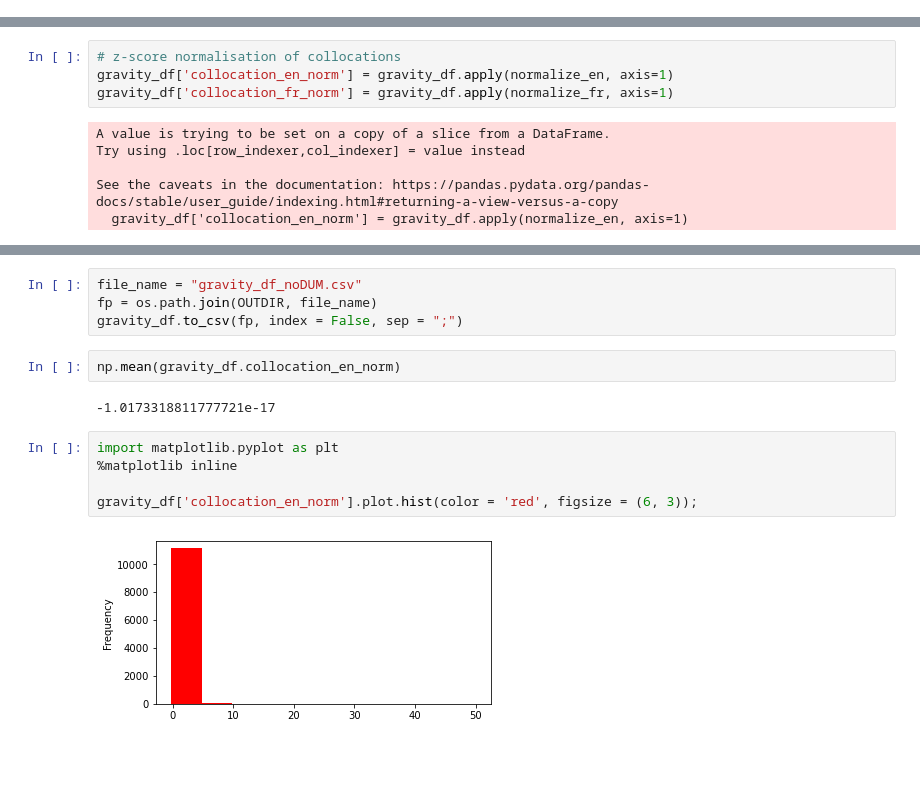
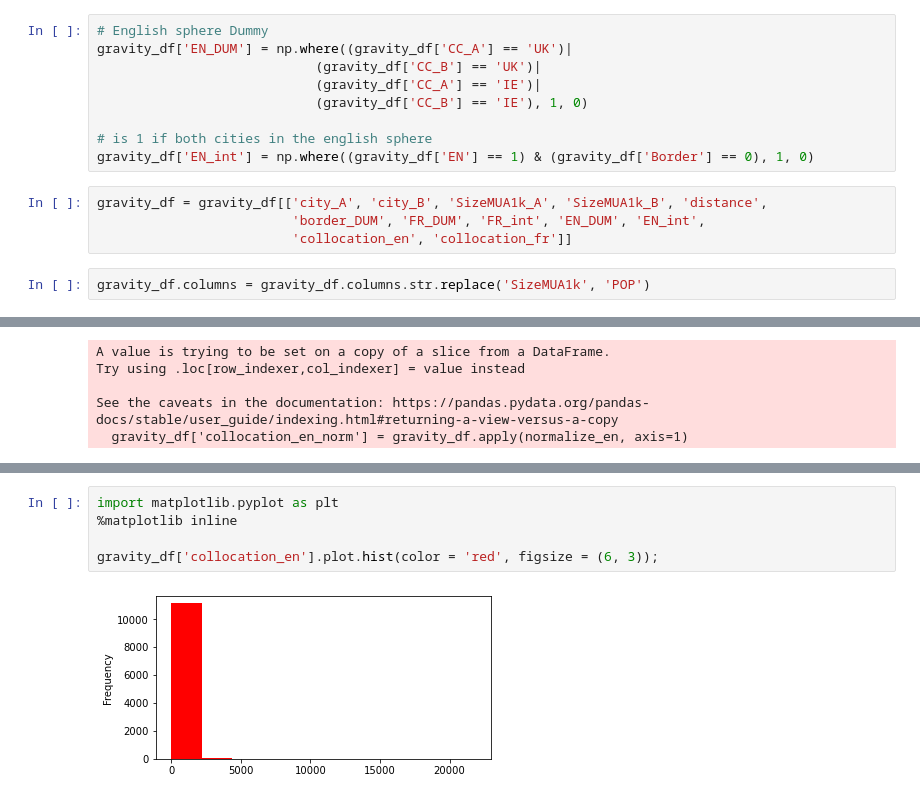
Before and after one commit to seriousdeejay/citynet, a Jupyter notebook: src/analyses/Brecht/dataframe_for_gm.ipynb, the cells around one changed output, grey strips where cells are left out. Cells and saved outputs as stored; diff of their text form; blank space fills up the shorter version.

Commit message:
Added dummies for gravity model

```diff
--- a/src/analyses/Brecht/dataframe_for_gm.ipynb
+++ b/src/analyses/Brecht/dataframe_for_gm.ipynb
@@ -571,0 +592,15 @@ np.std(gravity_df['collocation_en'])
+# %%
+# English sphere Dummy
+gravity_df['EN_DUM'] = np.where((gravity_df['CC_A'] == 'UK')|
+                            (gravity_df['CC_B'] == 'UK')|
+                            (gravity_df['CC_A'] == 'IE')|
+                            (gravity_df['CC_B'] == 'IE'), 1, 0)
+
+# is 1 if both cities in the english sphere
+gravity_df['EN_int'] = np.where((gravity_df['EN'] == 1) & (gravity_df['Border'] == 0), 1, 0)
+# %%
+gravity_df = gravity_df[['city_A', 'city_B', 'SizeMUA1k_A', 'SizeMUA1k_B', 'distance',
+                         'border_DUM', 'FR_DUM', 'FR_int', 'EN_DUM', 'EN_int',
+                         'collocation_en', 'collocation_fr']]
+# %%
+gravity_df.columns = gravity_df.columns.str.replace('SizeMUA1k', 'POP')
@@ -580,7 +646,4 @@ def normalize_fr(row):
 # %%
-# z-score normalisation of collocations
-gravity_df['collocation_en_norm'] = gravity_df.apply(normalize_en, axis=1)
-gravity_df['collocation_fr_norm'] = gravity_df.apply(normalize_fr, axis=1)
 # %% [output]
 A value is trying to be set on a copy of a slice from a DataFrame.
 Try using .loc[row_indexer,col_indexer] = value instead
@@ -599,15 +653,7 @@ gravity_df.head()
-# %%
-file_name = "gravity_df_noDUM.csv"
-fp = os.path.join(OUTDIR, file_name)
-gravity_df.to_csv(fp, index = False, sep = ";")
-# %%
-np.mean(gravity_df.collocation_en_norm)
-# %% [output]
--1.0173318811777721e-17
 # %%
 import matplotlib.pyplot as plt
 %matplotlib inline
 
-gravity_df['collocation_en_norm'].plot.hist(color = 'red', figsize = (6, 3));
+gravity_df['collocation_en'].plot.hist(color = 'red', figsize = (6, 3));
 # %% [output]
-[figure, old version]
+[figure, new version]
```
Also changed, not shown: parts of 23 cells of this notebook, 4 other files.
